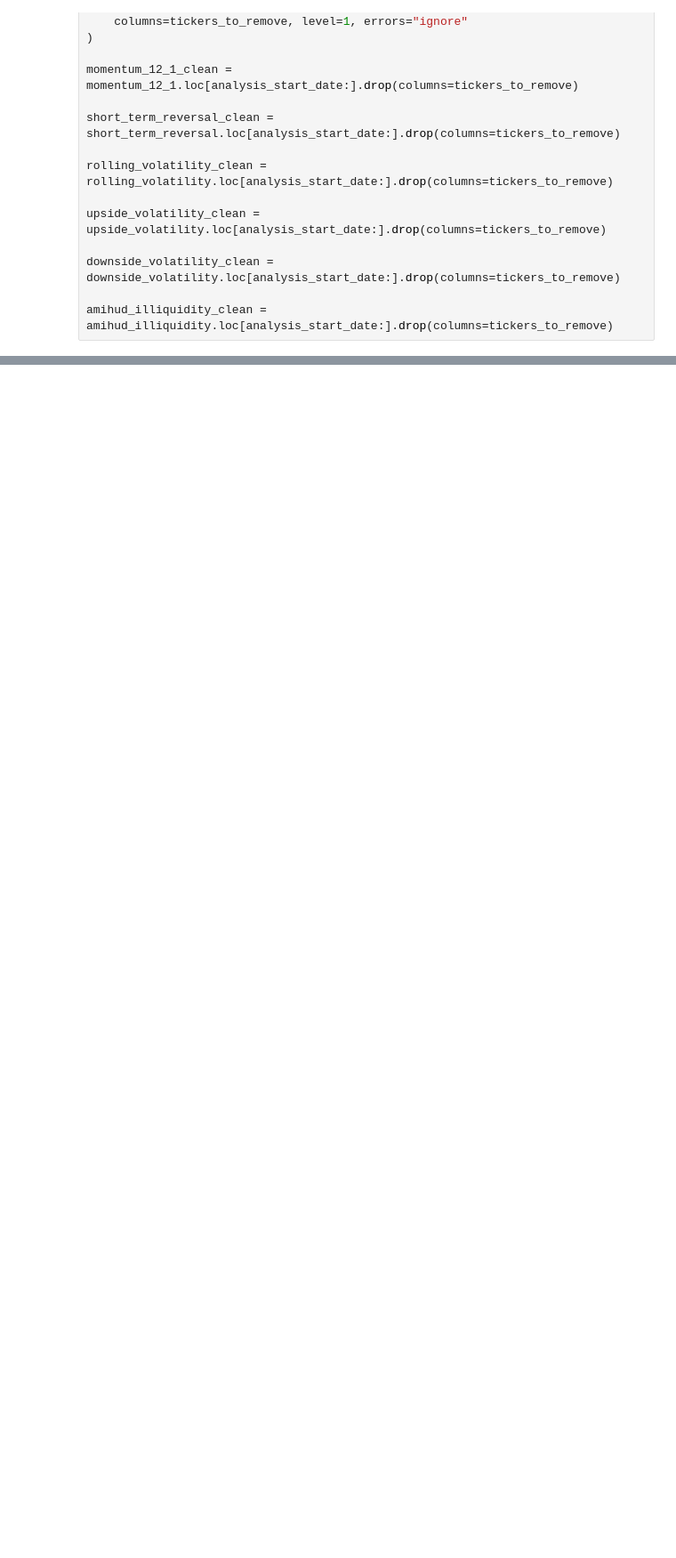
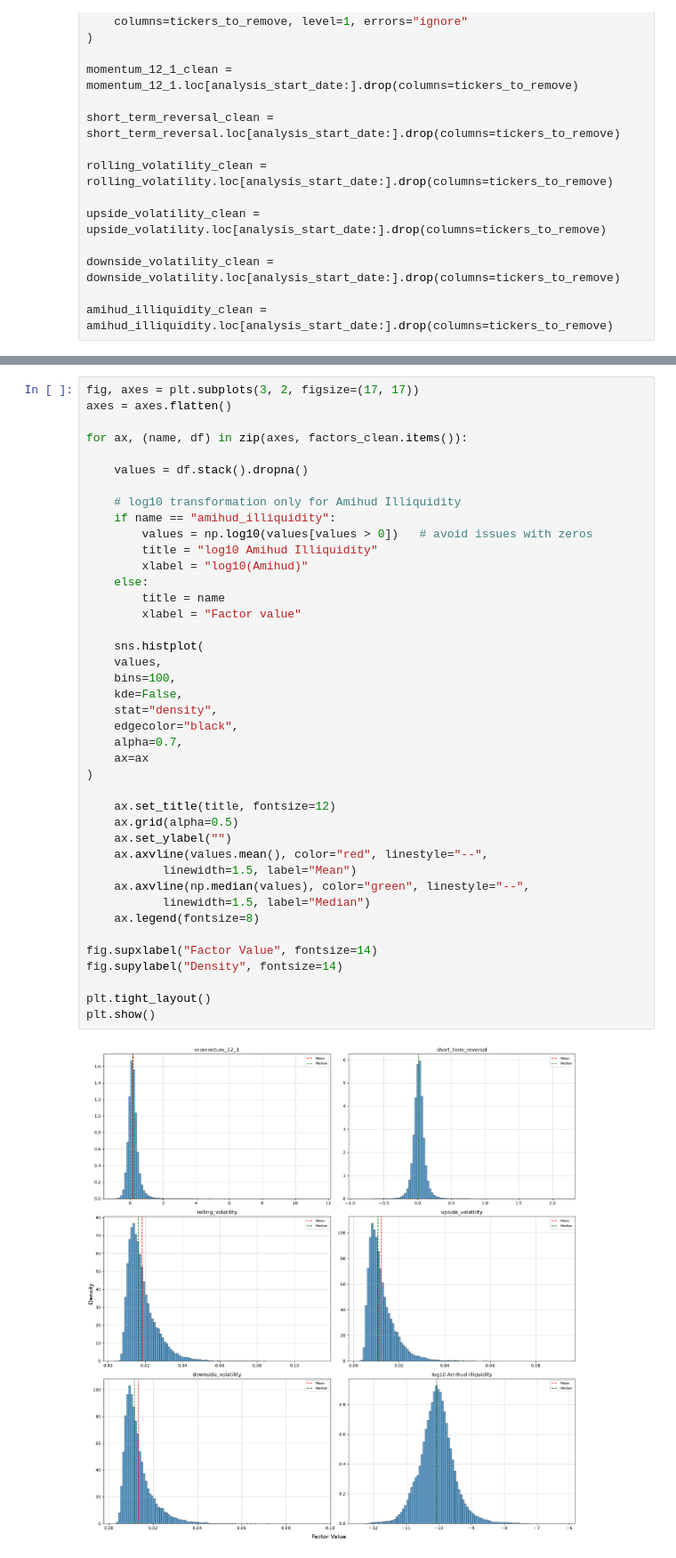
Before and after one commit to PalaciosDaniel/quant-portfolio-project, a Jupyter notebook: notebooks/04_factor_validation.ipynb, the cells around one changed output, grey strips where cells are left out. Shown at 89% size. Cells and saved outputs as stored; diff of their text form; blank space fills up the shorter version.

Commit message:
Añadida validación de factores e histogramas

```diff
--- a/notebooks/04_factor_validation.ipynb
+++ b/notebooks/04_factor_validation.ipynb
@@ -401,0 +443,43 @@ Determinar formalmente qué factores son no-normales o tienen asimetría crític
+# %%
+fig, axes = plt.subplots(3, 2, figsize=(17, 17))
+axes = axes.flatten()
+
+for ax, (name, df) in zip(axes, factors_clean.items()):
+
+    values = df.stack().dropna()
+
+    # log10 transformation only for Amihud Illiquidity
+    if name == "amihud_illiquidity":
+        values = np.log10(values[values > 0])   # avoid issues with zeros
+        title = "log10 Amihud Illiquidity"
+        xlabel = "log10(Amihud)"
+    else:
+        title = name
+        xlabel = "Factor value"
+
+    sns.histplot(
+    values,
+    bins=100,
+    kde=False,
+    stat="density",
+    edgecolor="black",
+    alpha=0.7,
+    ax=ax
+)
+
+    ax.set_title(title, fontsize=12)
+    ax.grid(alpha=0.5)
+    ax.set_ylabel("")
+    ax.axvline(values.mean(), color="red", linestyle="--",
+           linewidth=1.5, label="Mean")
+    ax.axvline(np.median(values), color="green", linestyle="--",
+           linewidth=1.5, label="Median")
+    ax.legend(fontsize=8)
+
+fig.supxlabel("Factor Value", fontsize=14)
+fig.supylabel("Density", fontsize=14)
+
+plt.tight_layout()
+plt.show()
+# %% [output]
+[figure, added]
```
Also changed, not shown: parts of 16 cells of this notebook, 1 other file.
